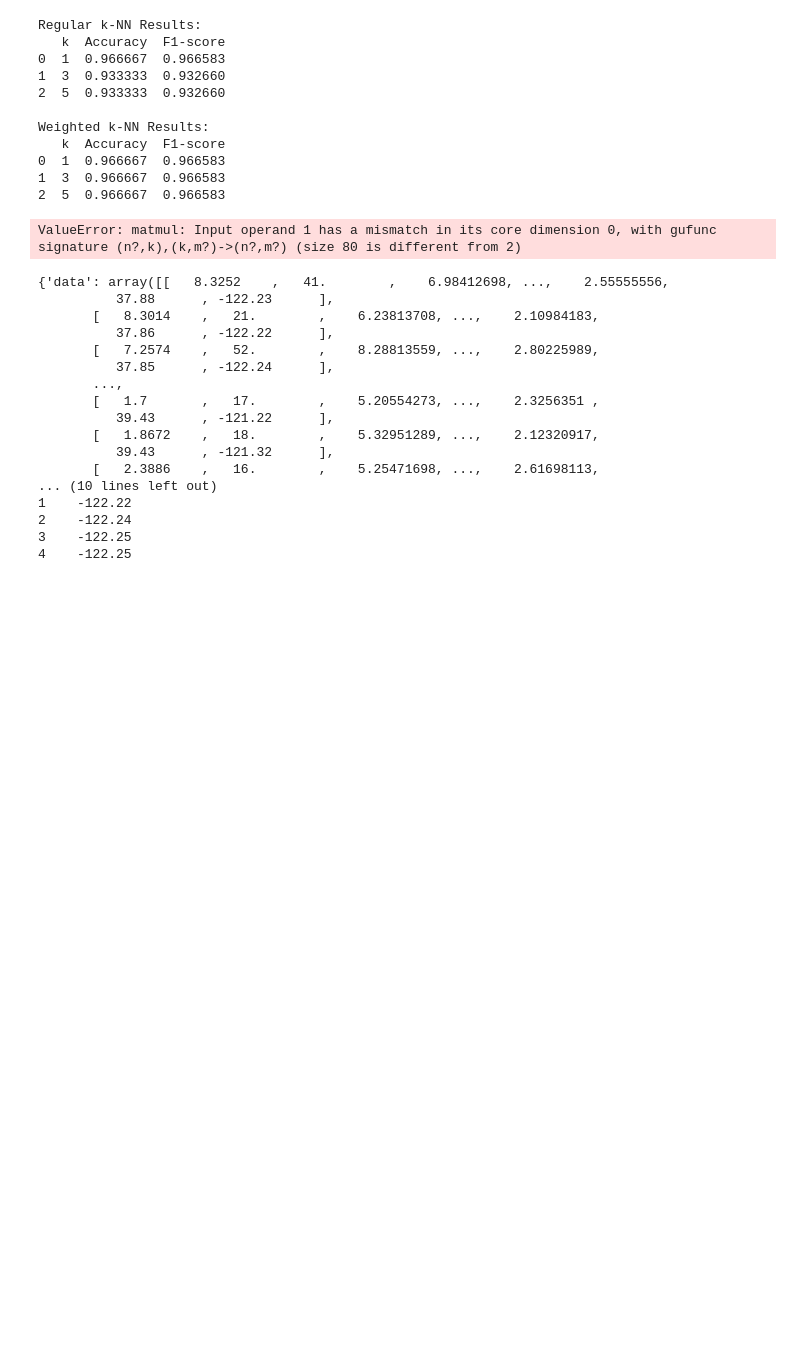
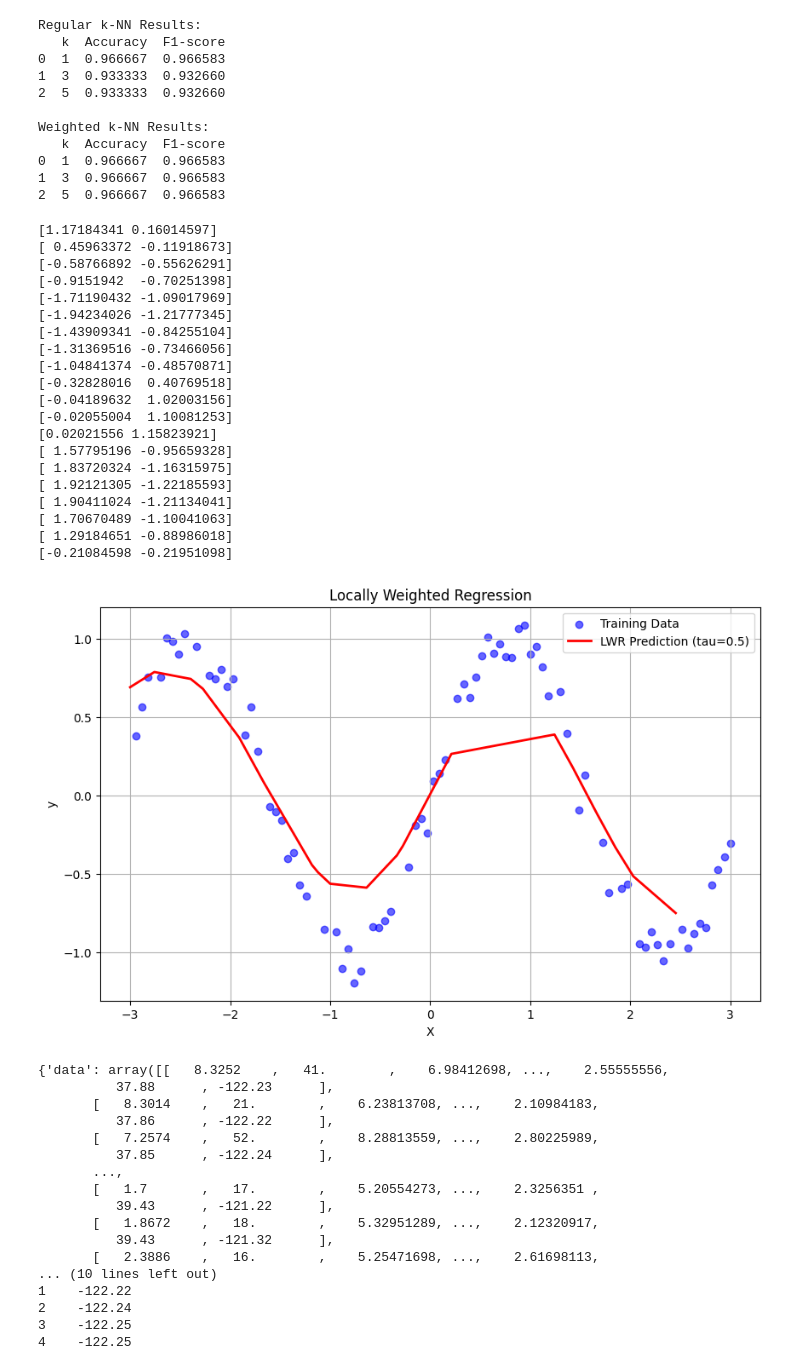
Before and after one commit to PrathamPShetty/demo, a Jupyter notebook: lab1.ipynb, the cells around one changed output. Saved outputs shown, nothing was run; the diff lists cells and outputs as text; code cells hidden in the pictures; blank space fills up the shorter version.

```diff
--- a/lab1.ipynb
+++ b/lab1.ipynb
@@ -371,35 +371,55 @@ def locally_weighted_regression(x_query, X_train, y_train, tau):
 
     # Augmented query point [1, x]
     x_query = np.array([1, x_query])  # Shape: (2,)
 
     # Compute weights using Gaussian kernel
     weights = np.exp(-np.square(X_train - x_query[1]) / (2 * tau ** 2))  # Shape: (N, 1)
     W = np.diag(weights.flatten())  # Shape: (N, N)
 
     # Compute theta using weighted normal equation
-    theta = np.linalg.pinv(X_bias @ W @ X_bias) @ (X_bias.T @ W @ y_train)  # Shape: (2,)
+    theta = np.linalg.pinv(X_bias.T @ W @ X_bias) @ (X_bias.T @ W @ y_train)  # Shape: (2,)
 
     # Predict the output
     print(theta)
     return x_query @ theta  # Scalar
 
 # Step 4: Predict for all test points (sorted)
 tau = 0.5  # Bandwidth for smoothness
 X_test_sorted = np.sort(X_test, axis=0)
 y_pred = np.array([locally_weighted_regression(x[0], X_train, y_train, tau) for x in X_test_sorted])
 
 # Step 5: Plot the results
 plt.figure(figsize=(10, 6))
 plt.scatter(X_train, y_train, label='Training Data', color='blue', alpha=0.6)
 plt.plot(X_test_sorted, y_pred, label=f'LWR Prediction (tau={tau})', color='red', linewidth=2)
 plt.xlabel('X')
 plt.ylabel('y')
 plt.title('Locally Weighted Regression')
 plt.legend()
 plt.grid(True)
 plt.show()
 # %% [output]
-ValueError: matmul: Input operand 1 has a mismatch in its core dimension 0, with gufunc signature (n?,k),(k,m?)->(n?,m?) (size 80 is different from 2)
+[1.17184341 0.16014597]
+[ 0.45963372 -0.11918673]
+[-0.58766892 -0.55626291]
+[-0.9151942  -0.70251398]
+[-1.71190432 -1.09017969]
+[-1.94234026 -1.21777345]
+[-1.43909341 -0.84255104]
+[-1.31369516 -0.73466056]
+[-1.04841374 -0.48570871]
+[-0.32828016  0.40769518]
+[-0.04189632  1.02003156]
+[-0.02055004  1.10081253]
+[0.02021556 1.15823921]
+[ 1.57795196 -0.95659328]
+[ 1.83720324 -1.16315975]
+[ 1.92121305 -1.22185593]
+[ 1.90411024 -1.21134041]
+[ 1.70670489 -1.10041063]
+[ 1.29184651 -0.88986018]
+[-0.21084598 -0.21951098]
+[figure, added]
 # %%
 import pandas as pd
 import matplotlib.pyplot as plt
```
